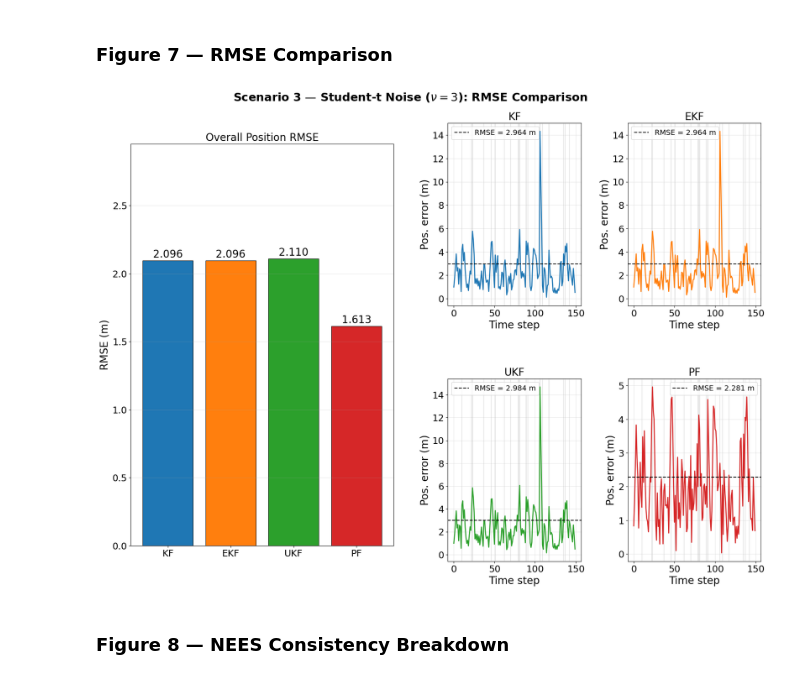
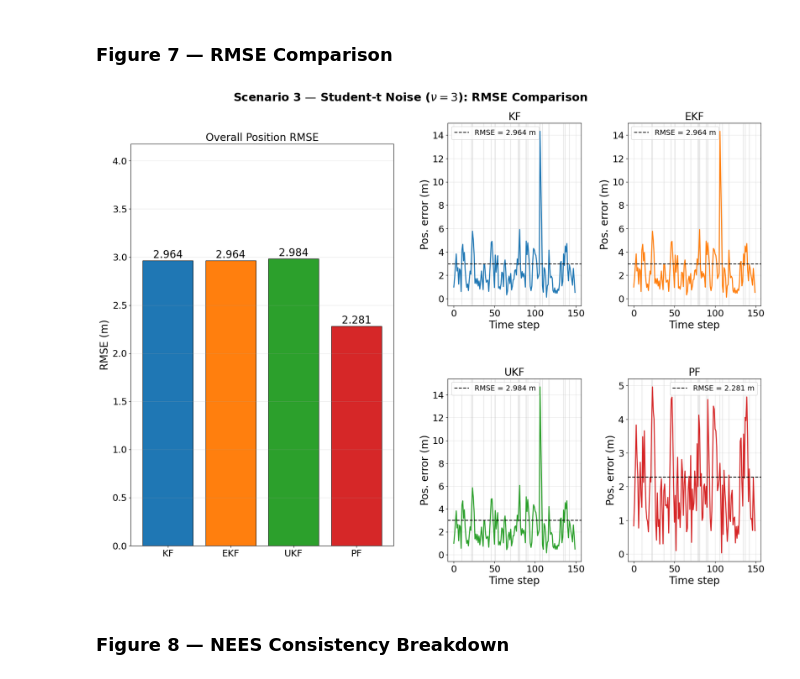
Before and after one commit to Moyin3/Dissertation, a Jupyter notebook: comparative_analysis.ipynb, the cells around one changed output. Cells and saved outputs as stored; diff of their text form; code cells hidden in the pictures.

```diff
--- a/comparative_analysis.ipynb
+++ b/comparative_analysis.ipynb
@@ -382,7 +382,7 @@ plt.tight_layout(); plt.savefig('figures/s1_trajectory.png'); plt.show()
 # %% [markdown]
 ### Figure 2 — RMSE Comparison
 # %%
-overall1 = {f: np.sqrt(np.mean((est1[f][:,:2]-true_states_1[:,:2])**2)) for f in FILTERS}
+overall1 = {f: np.sqrt(np.mean(np.sum((est1[f][:,:2]-true_states_1[:,:2])**2, axis=1))) for f in FILTERS}
 
 fig = plt.figure(figsize=(20, 14))
 
@@ -708,40 +708,40 @@ Scenario 3 filters complete.
 # %% [markdown]
 ### Figure 7 — RMSE Comparison
 # %%
-overall3 = {f: np.sqrt(np.mean((est3[f][:,:2]-true_states_3[:,:2])**2)) for f in FILTERS}
+overall3 = {f: np.sqrt(np.mean(np.sum((est3[f][:,:2]-true_states_3[:,:2])**2, axis=1))) for f in FILTERS}
 
 fig = plt.figure(figsize=(20, 14))
 
 # Left column: bar chart
 ax_bar = fig.add_subplot(1, 2, 1)
 bars = ax_bar.bar(FILTERS, [overall3[f] for f in FILTERS],
                   color=[COLORS[f] for f in FILTERS], edgecolor='k', lw=0.9)
 for bar, f in zip(bars, FILTERS):
     ax_bar.text(bar.get_x()+bar.get_width()/2, bar.get_height()+0.005,
                 f'{overall3[f]:.3f}', ha='center', va='bottom', fontsize=FS)
 ax_bar.set_ylabel('RMSE (m)'); ax_bar.set_title('Overall Position RMSE')
 ax_bar.grid(True, axis='y', alpha=0.3)
 ax_bar.set_ylim(0, max(overall3.values())*1.4)
 
 # Right: 2×2 per-filter position error with outlier shading
 gs_right = fig.add_gridspec(2, 2, left=0.55, right=0.97, top=0.92, bottom=0.08,
                               hspace=0.40, wspace=0.35)
 for idx, f in enumerate(FILTERS):
     ax = fig.add_subplot(gs_right[idx//2, idx%2])
     err = pos_err_ts(est3[f], true_states_3)
     rmse_f = np.sqrt(np.mean(err**2))
     for k in outlier_steps:
         ax.axvspan(k-0.5, k+0.5, color='grey', alpha=0.18, lw=0)
     ax.plot(t3, err, color=COLORS[f], lw=2.0)
     ax.axhline(rmse_f, color='k', ls='--', lw=1.6, label=f'RMSE = {rmse_f:.3f} m')
     ax.set_title(f); ax.set_xlabel('Time step'); ax.set_ylabel('Pos. error (m)')
     ax.legend(fontsize=FS_LEG-2); ax.grid(True, alpha=0.3)
 
 fig.suptitle(f'Scenario 3 — Student-t Noise ($\\nu={NU}$): RMSE Comparison',
              fontweight='bold')
 plt.savefig('figures/s3_rmse.png'); plt.show()
 # %% [output]
-[figure, old version]
+[figure, new version]
 # %% [markdown]
 ### Figure 8 — NEES Consistency Breakdown
 # %%
```
Also changed, not shown: parts of 2 cells of this notebook, 2 other files.
